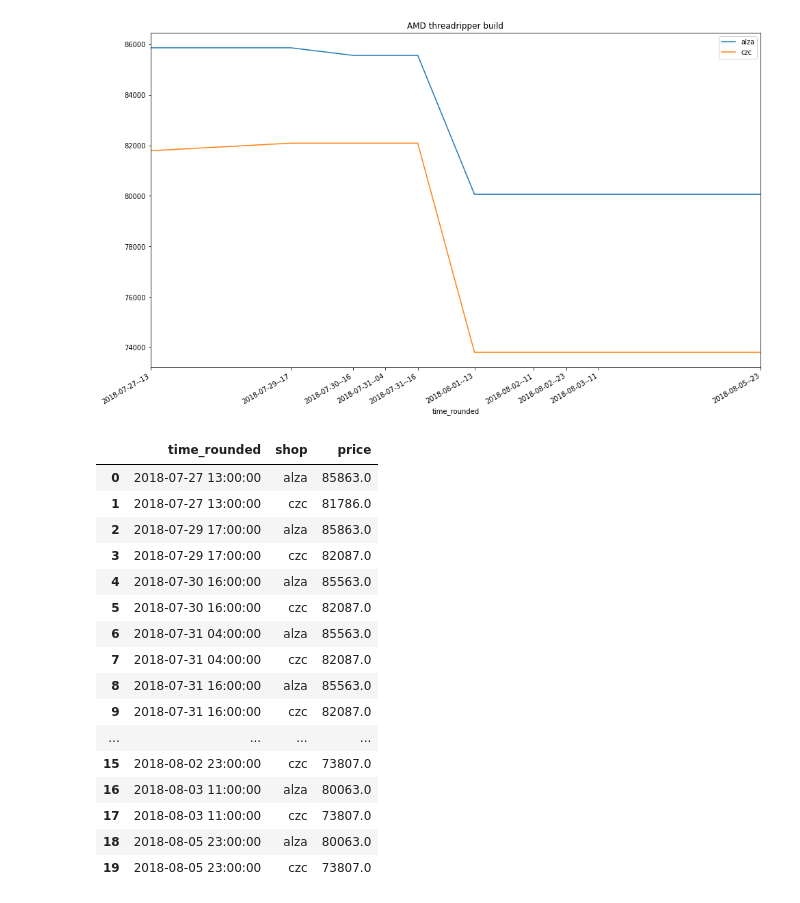
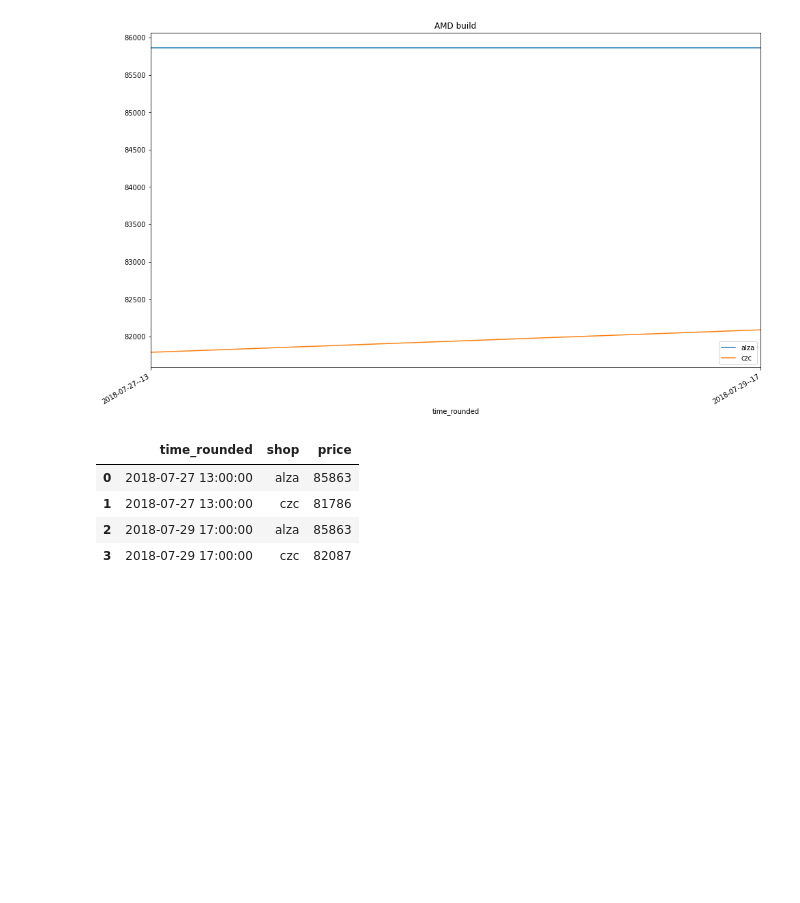
Before and after one commit to racinmat/prices-crawler, a Jupyter notebook: graphs.ipynb, the cells around one changed output. Drawn from its saved outputs; the diff is of its cells as text; code cells hidden in the pictures; blank space fills up the shorter version.

```diff
--- a/graphs.ipynb
+++ b/graphs.ipynb
@@ -9,8 +8,7 @@ import numpy as np
 prices = pd.read_csv('prices.csv')
 # %%
 prices['time'] = pd.to_datetime(prices['time'])
-prices['time_rounded'] = prices['time'].apply(lambda dt: np.datetime64(datetime.datetime(dt.year, dt.month, dt.day, dt.hour), 's'))
-prices = prices.dropna(axis='rows', subset=['price'])
+prices['time_rounded'] = prices['time'].apply(lambda dt: datetime.datetime(dt.year, dt.month, dt.day, dt.hour))
 prices = prices.drop_duplicates(['product', 'shop', 'time_rounded'])
 # %%
 prices.head()
@@ -38,6 +27,5 @@ for label, grp in prices.groupby('product'):
         product.plot(x='time_rounded', y='price', ax=ax, label=shop_name)
     plt.xticks(grp['time_rounded'].unique(), grp['time_rounded'].unique())
     ax.xaxis.set_major_formatter(mdates.DateFormatter('%Y-%m-%d--%H'))
-    fig.autofmt_xdate()
     plt.show()
 # %% [output]
@@ -84,20 +72,6 @@ amd_tr_components = [
     'Arctic Fan F12',
     'Samsung C27HG70',
 ]
-# %%
-# AMD build
-amd_components = [
-    'AMD Ryzen 7 2700X',
-    'ASUS GeForce ROG-STRIX-GTX1080TI-11G-GAMING',
-    'ASUS PRIME X470-PRO',
-    'ADATA XPG GAMMIX D10 32GB (2x16GB) DDR4 3000',
-    'Samsung SSD 970 EVO (M.2) - 500GB',
-    'Seagate BarraCuda PRO - 4TB',
-    'Seasonic Focus Plus Gold - 850W',
-    'Fractal Design Meshify C Blackout TG',
-    'Arctic Fan F12',
-    'Samsung C27HG70',
-]
 # %%
 fig, ax = plt.subplots(figsize=(16, 10))
 plt.title('intel build')
@@ -130,29 +92,17 @@ display(intel_build_price)
 # %%
 fig, ax = plt.subplots(figsize=(16, 10))
-plt.title('AMD threadripper build')
-amd_tr_build_price = prices[prices['product'].isin(amd_tr_components)].groupby(['time_rounded', 'shop'])['price'].sum().to_frame('price').reset_index()
-for shop_name, product in amd_tr_build_price.groupby('shop'):
+plt.title('AMD build')
+amd_build_price = prices[prices['product'].isin(amd_components)].groupby(['time_rounded', 'shop'])['price'].sum().to_frame('price').reset_index()
+for shop_name, product in amd_build_price.groupby('shop'):
     product.plot(x='time_rounded', y='price', ax=ax, label=shop_name)
-plt.xticks(amd_tr_build_price['time_rounded'].unique(), amd_tr_build_price['time_rounded'].unique())
+plt.xticks(amd_build_price['time_rounded'].unique(), amd_build_price['time_rounded'].unique())
 ax.xaxis.set_major_formatter(mdates.DateFormatter('%Y-%m-%d--%H'))
 plt.show()
-display(amd_tr_build_price)
+display(amd_build_price)
 # %% [output]
-[figure, old version]
+[figure, new version]
 |  | time_rounded | shop | price |
-| 0 | 2018-07-27 13:00:00 | alza | 85863.0 |
-| 1 | 2018-07-27 13:00:00 | czc | 81786.0 |
-| 2 | 2018-07-29 17:00:00 | alza | 85863.0 |
-| 3 | 2018-07-29 17:00:00 | czc | 82087.0 |
-| 4 | 2018-07-30 16:00:00 | alza | 85563.0 |
-| 5 | 2018-07-30 16:00:00 | czc | 82087.0 |
-| 6 | 2018-07-31 04:00:00 | alza | 85563.0 |
-| 7 | 2018-07-31 04:00:00 | czc | 82087.0 |
-| 8 | 2018-07-31 16:00:00 | alza | 85563.0 |
-| 9 | 2018-07-31 16:00:00 | czc | 82087.0 |
-| ... | ... | ... | ... |
-| 15 | 2018-08-02 23:00:00 | czc | 73807.0 |
-| 16 | 2018-08-03 11:00:00 | alza | 80063.0 |
-| 17 | 2018-08-03 11:00:00 | czc | 73807.0 |
-| 18 | 2018-08-05 23:00:00 | alza | 80063.0 |
-| 19 | 2018-08-05 23:00:00 | czc | 73807.0 |
+| 0 | 2018-07-27 13:00:00 | alza | 85863 |
+| 1 | 2018-07-27 13:00:00 | czc | 81786 |
+| 2 | 2018-07-29 17:00:00 | alza | 85863 |
+| 3 | 2018-07-29 17:00:00 | czc | 82087 |
```
Also changed, not shown: parts of 9 cells of this notebook.
